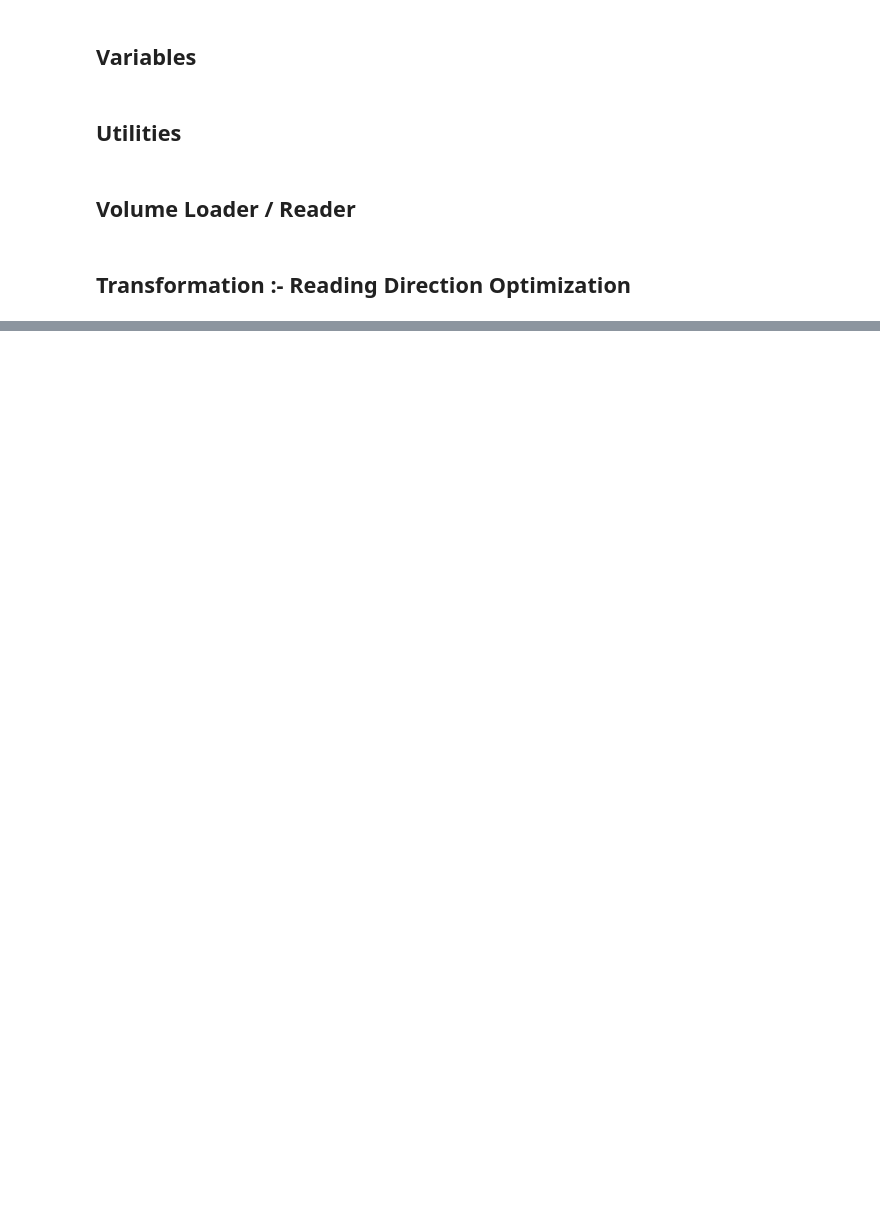
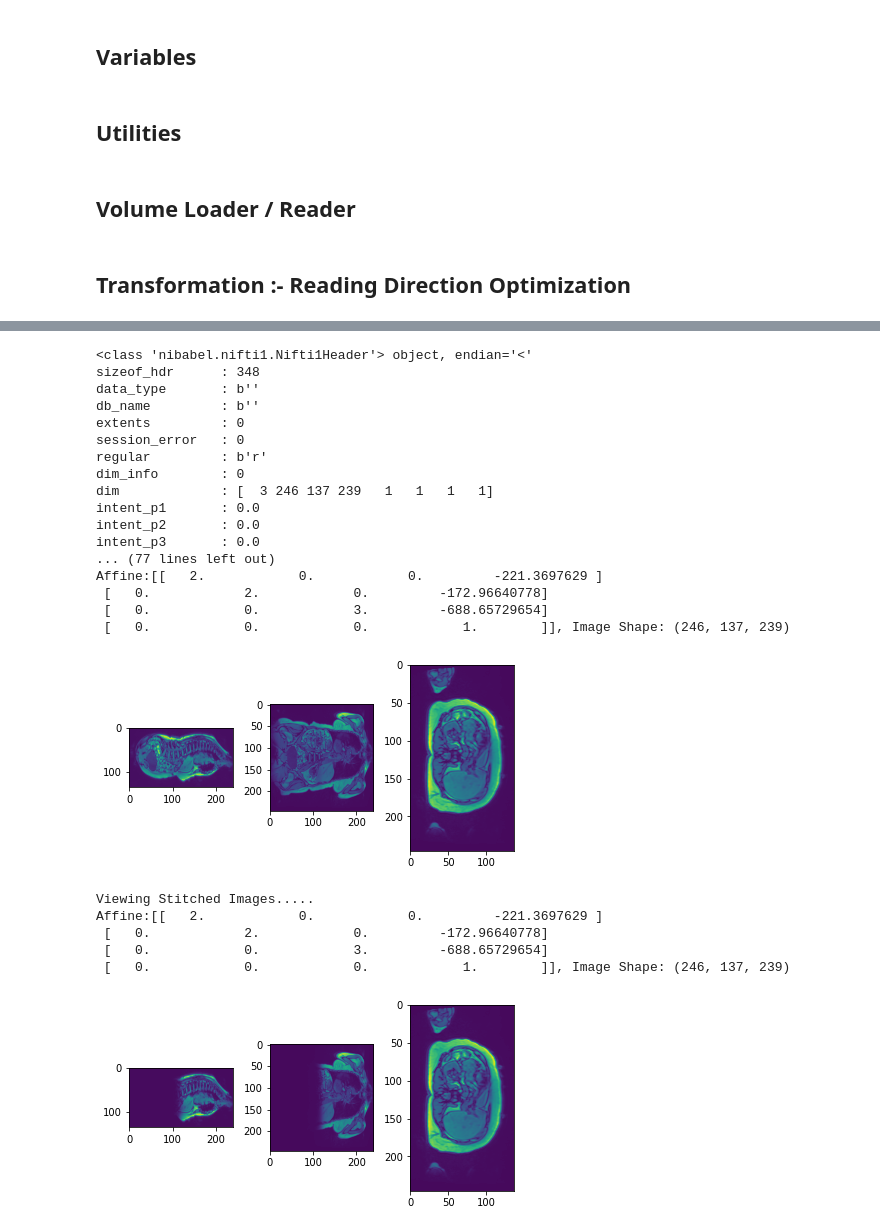
Before and after one commit to ai-med/AbdomenNet, a Jupyter notebook: quickNAT_pytorch/create_datasets/data preprocessing.ipynb, the cells around one changed output, grey strips where cells are left out. Cells and saved outputs as stored; diff of their text form; code cells hidden in the pictures; blank space fills up the shorter version.

```diff
--- a/quickNAT_pytorch/create_datasets/data preprocessing.ipynb
+++ b/quickNAT_pytorch/create_datasets/data preprocessing.ipynb
@@ -251,0 +298,41 @@ save_volume(img, 'ukb_processed')
+# %%
+vol = img_ras_sampled_combined
+label = img_ras_sampled_combined_labelmap
+
+label = resample_from_to(label, [vol.shape, vol.affine])
+print(vol.header, label.header)
+# label = multi_vol_stitching([vol, label])
+
+print('Viewing Stitched Images.....')
+volume_3_view_viewer(get_volume_data(vol))
+
+print('Viewing Stitched Images.....')
+volume_3_view_viewer(get_volume_data(label))
+
+save_volume(vol, 'kora_final_vol')
+save_volume(label, 'kora_final_label')
+# %% [output]
+<class 'nibabel.nifti1.Nifti1Header'> object, endian='<'
+sizeof_hdr      : 348
+data_type       : b''
+db_name         : b''
+extents         : 0
+session_error   : 0
+regular         : b'r'
+dim_info        : 0
+dim             : [  3 246 137 239   1   1   1   1]
+intent_p1       : 0.0
+intent_p2       : 0.0
+intent_p3       : 0.0
+... (77 lines left out)
+Affine:[[   2.            0.            0.         -221.3697629 ]
+ [   0.            2.            0.         -172.96640778]
+ [   0.            0.            3.         -688.65729654]
+ [   0.            0.            0.            1.        ]], Image Shape: (246, 137, 239)
+[figure, added]
+Viewing Stitched Images.....
+Affine:[[   2.            0.            0.         -221.3697629 ]
+ [   0.            2.            0.         -172.96640778]
+ [   0.            0.            3.         -688.65729654]
+ [   0.            0.            0.            1.        ]], Image Shape: (246, 137, 239)
+[figure, added]
```
Also changed, not shown: parts of 18 cells of this notebook.
